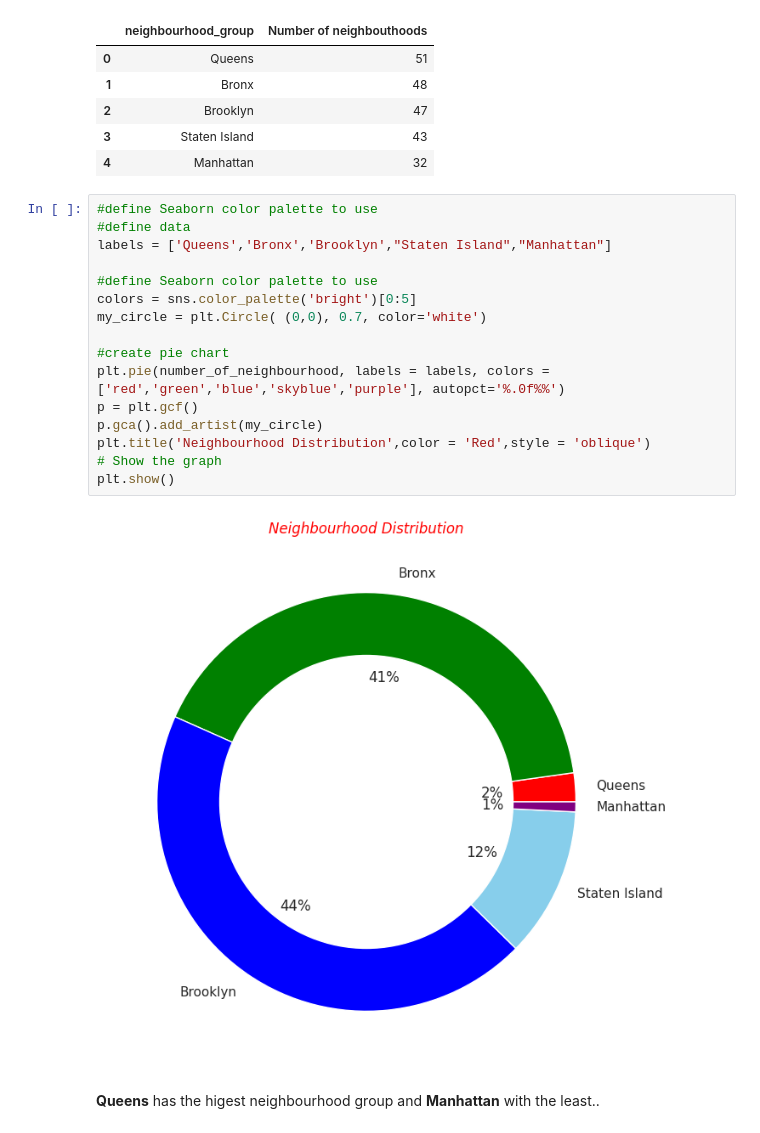
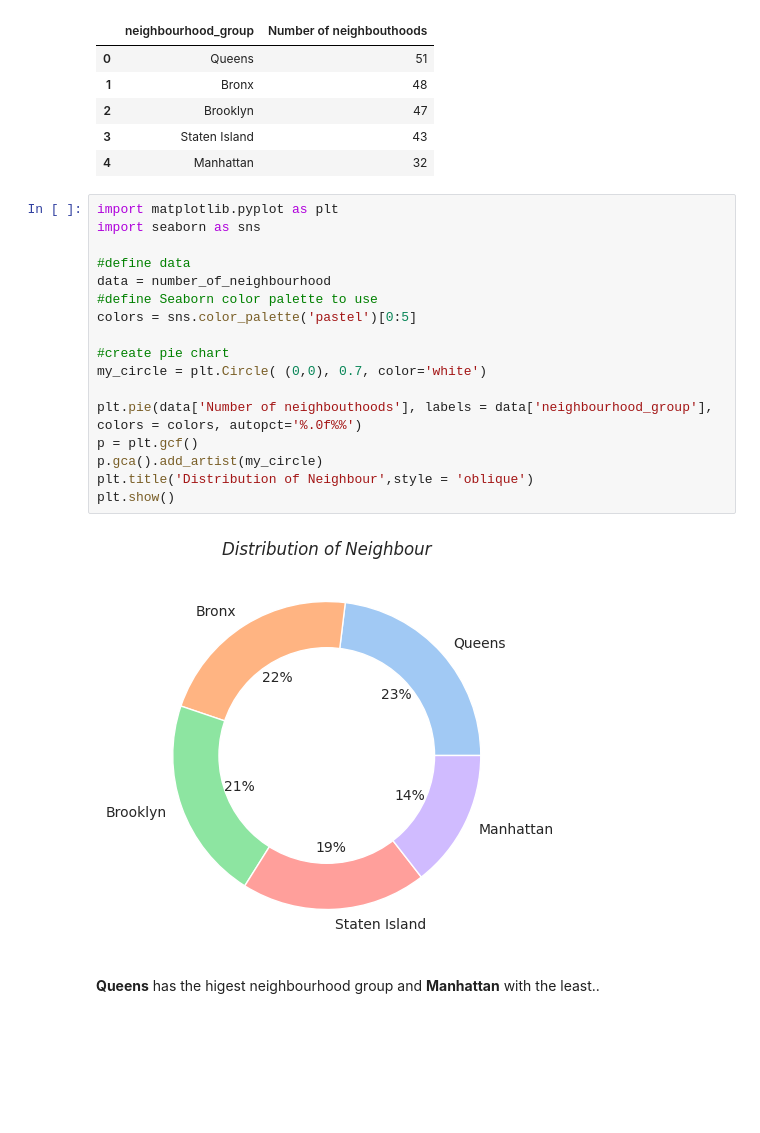
Before and after one commit to maxashoka3/C-Project, a Jupyter notebook: EDA.ipynb, the cells around one changed output. Cells and saved outputs as stored; diff of their text form; blank space fills up the shorter version.

```diff
--- a/EDA.ipynb
+++ b/EDA.ipynb
@@ -656,23 +656,24 @@ number_of_neighbourhood
 | 3 | Staten Island | 43 |
 | 4 | Manhattan | 32 |
 # %%
+import matplotlib.pyplot as plt
+import seaborn as sns
+
+#define data
+data = number_of_neighbourhood
 #define Seaborn color palette to use
-#define data
-labels = ['Queens','Bronx','Brooklyn',"Staten Island","Manhattan"]
+colors = sns.color_palette('pastel')[0:5]
 
-#define Seaborn color palette to use
-colors = sns.color_palette('bright')[0:5]
+#create pie chart
 my_circle = plt.Circle( (0,0), 0.7, color='white')
 
-#create pie chart
-plt.pie(number_of_neighbourhood, labels = labels, colors = ['red','green','blue','skyblue','purple'], autopct='%.0f%%')
+plt.pie(data['Number of neighbouthoods'], labels = data['neighbourhood_group'], colors = colors, autopct='%.0f%%')
 p = plt.gcf()
 p.gca().add_artist(my_circle)
-plt.title('Neighbourhood Distribution',color = 'Red',style = 'oblique')
-# Show the graph
+plt.title('Distribution of Neighbour',style = 'oblique')
 plt.show()
 # %% [output]
-[figure, old version]
+[figure, new version]
 # %% [markdown]
 **Queens** has the higest neighbourhood group and **Manhattan** with the least..
 # %% [markdown]
```
Also changed, not shown: parts of 12 cells of this notebook.
